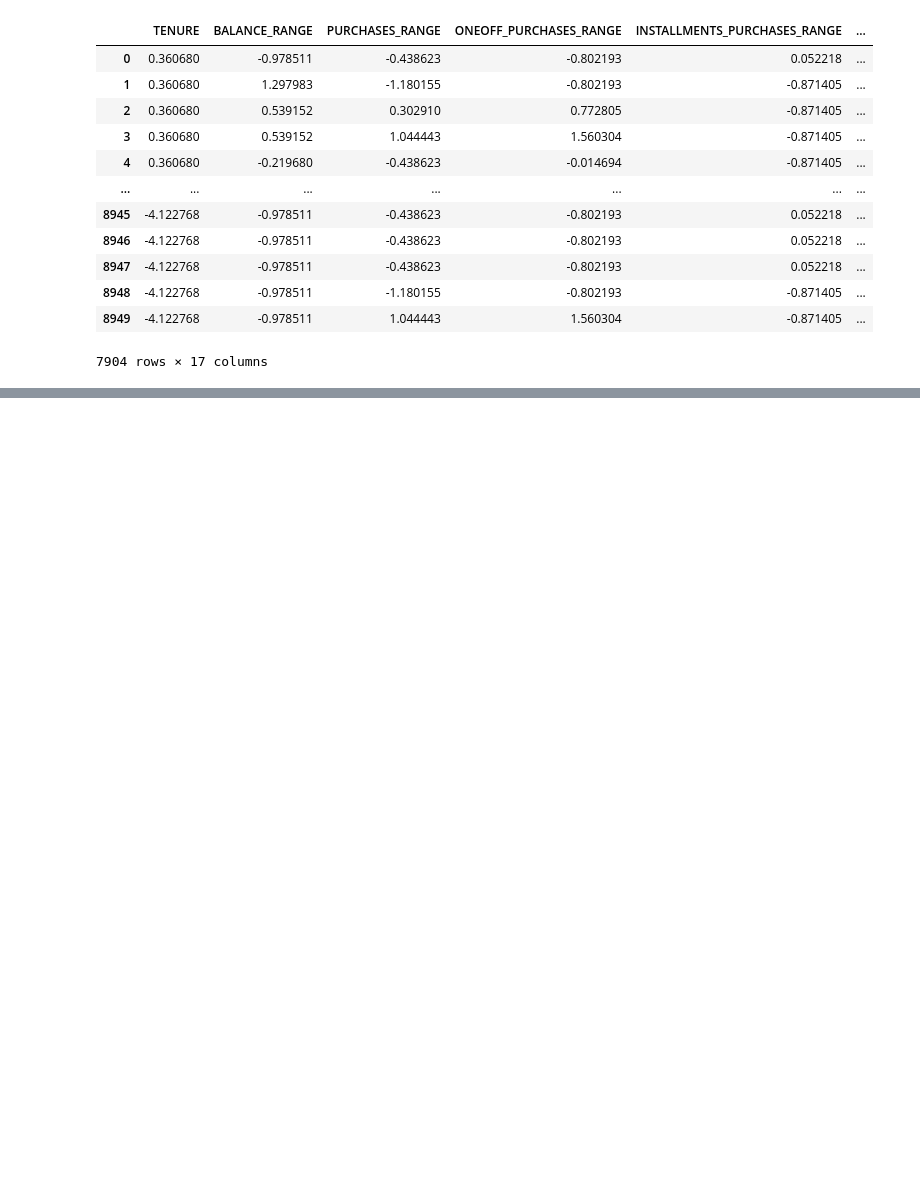
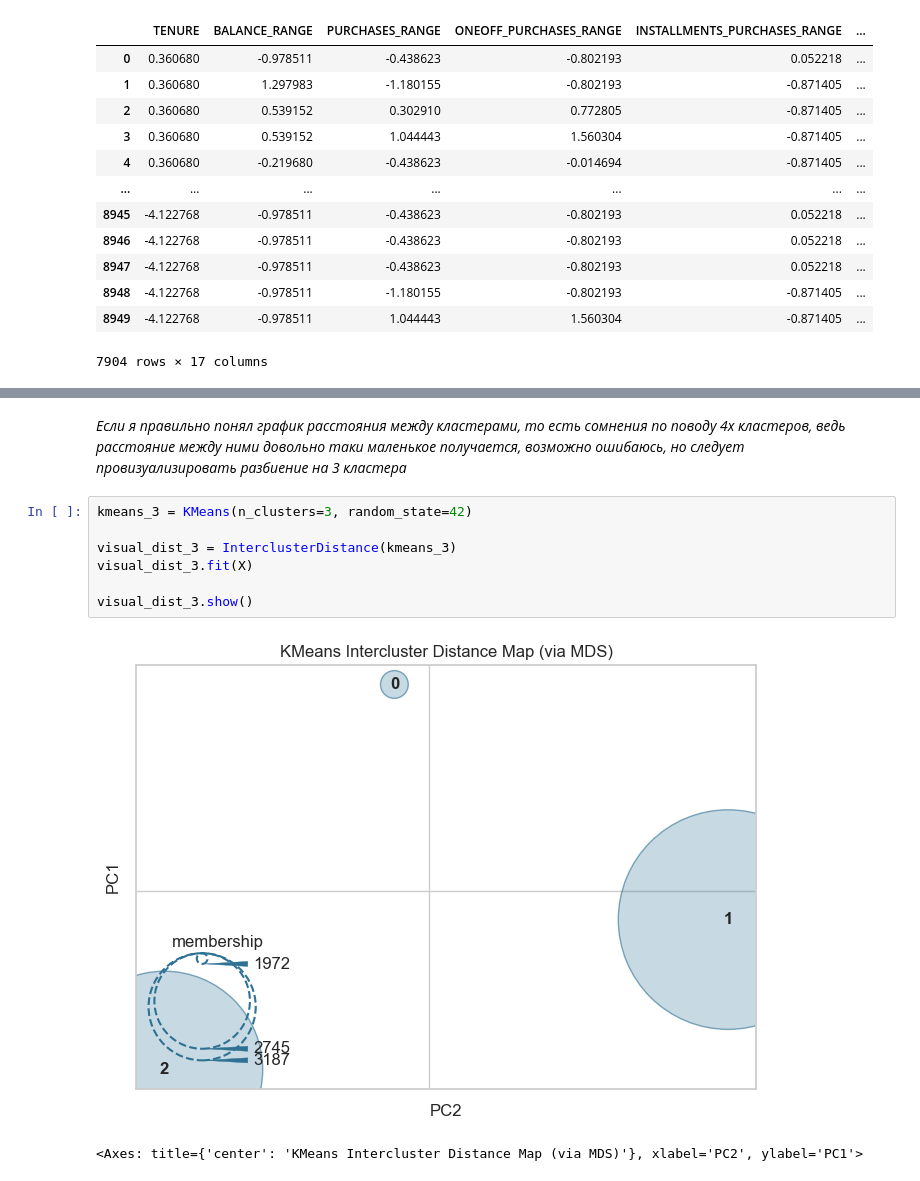
Before and after one commit to Zikarakus/home_works, a Jupyter notebook: HW_clustering.ipynb, the cells around one changed output, grey strips where cells are left out. Saved outputs shown, nothing was run; the diff lists cells and outputs as text; blank space fills up the shorter version.

```diff
--- a/HW_clustering.ipynb
+++ b/HW_clustering.ipynb
@@ -180,0 +236,12 @@ X
+# %% [markdown]
+_Если я правильно понял график расстояния между кластерами, то есть сомнения по поводу 4х кластеров, ведь расстояние между ними довольно таки маленькое получается, возможно ошибаюсь, но следует провизуализировать разбиение на 3 кластера_
+# %%
+kmeans_3 = KMeans(n_clusters=3, random_state=42)
+
+visual_dist_3 = InterclusterDistance(kmeans_3)
+visual_dist_3.fit(X)
+
+visual_dist_3.show()
+# %% [output]
+[figure, added]
+<Axes: title={'center': 'KMeans Intercluster Distance Map (via MDS)'}, xlabel='PC2', ylabel='PC1'>
```
Also changed, not shown: parts of 32 cells of this notebook.
